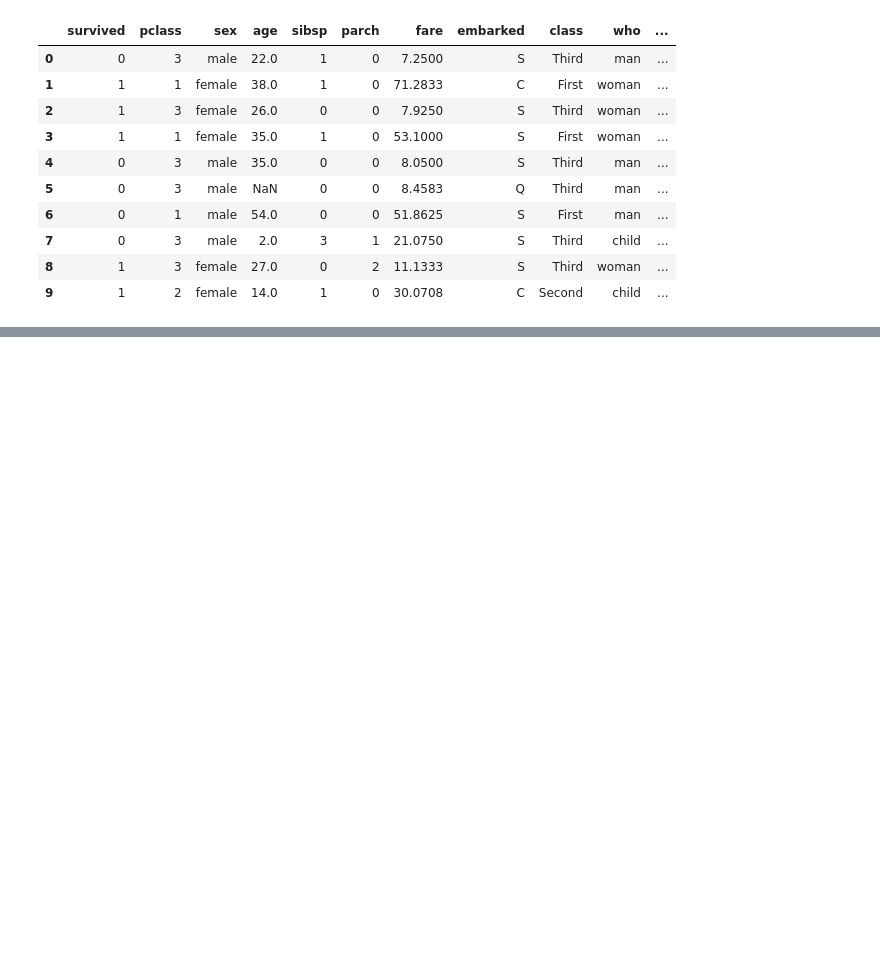
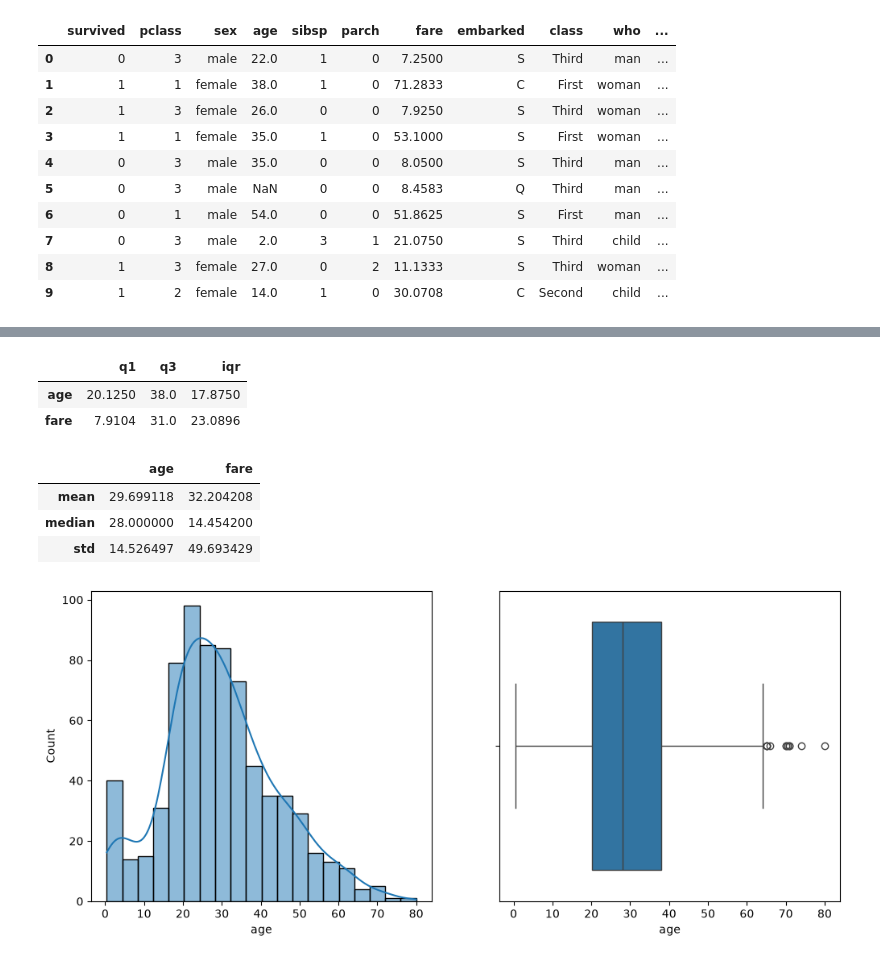
Before and after one commit to diegoayalavega1996-cmyk/clase-4, a Jupyter notebook: 20260821_31_EDA.ipynb, the cells around one changed output, grey strips where cells are left out. Saved outputs shown, nothing was run; the diff lists cells and outputs as text; code cells hidden in the pictures; blank space fills up the shorter version.

```diff
--- a/20260821_31_EDA.ipynb
+++ b/20260821_31_EDA.ipynb
@@ -16,0 +126,24 @@ df.head(10)
+# %%
+resumen =df[["age","fare"]].agg(["mean","median","std"])
+q = df[["age","fare"]].quantile([0.25,0.75]).T
+q.columns = ["q1","q3"]
+q["iqr"]=q["q3"]-q["q1"]
+q
+# %% [output]
+|  | q1 | q3 | iqr |
+| age | 20.1250 | 38.0 | 17.8750 |
+| fare | 7.9104 | 31.0 | 23.0896 |
+# %%
+resumen
+# %% [output]
+|  | age | fare |
+| mean | 29.699118 | 32.204208 |
+| median | 28.000000 | 14.454200 |
+| std | 14.526497 | 49.693429 |
+# %%
+fig,axes = plt.subplots(1,2,figsize =(12,5))
+sns.histplot(data=df,x="age",bins=20,kde=True, ax=axes[0])
+sns.boxplot(data=df, x="age",ax=axes[1])
+plt.show()
+# %% [output]
+[figure, added]
```
Also changed, not shown: parts of 16 cells of this notebook, 3 other files.
